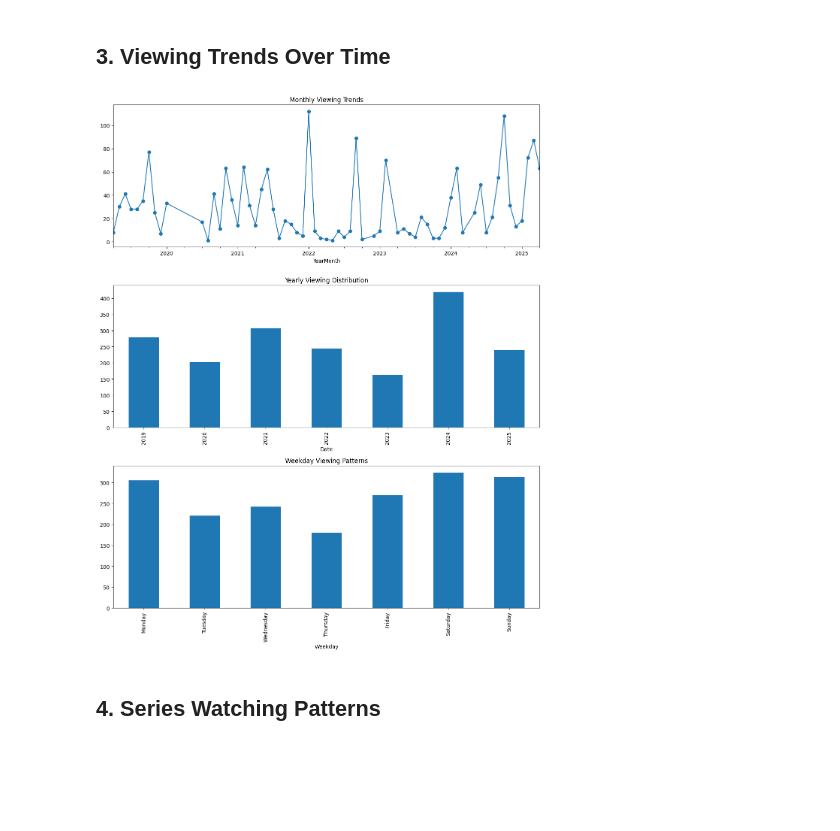
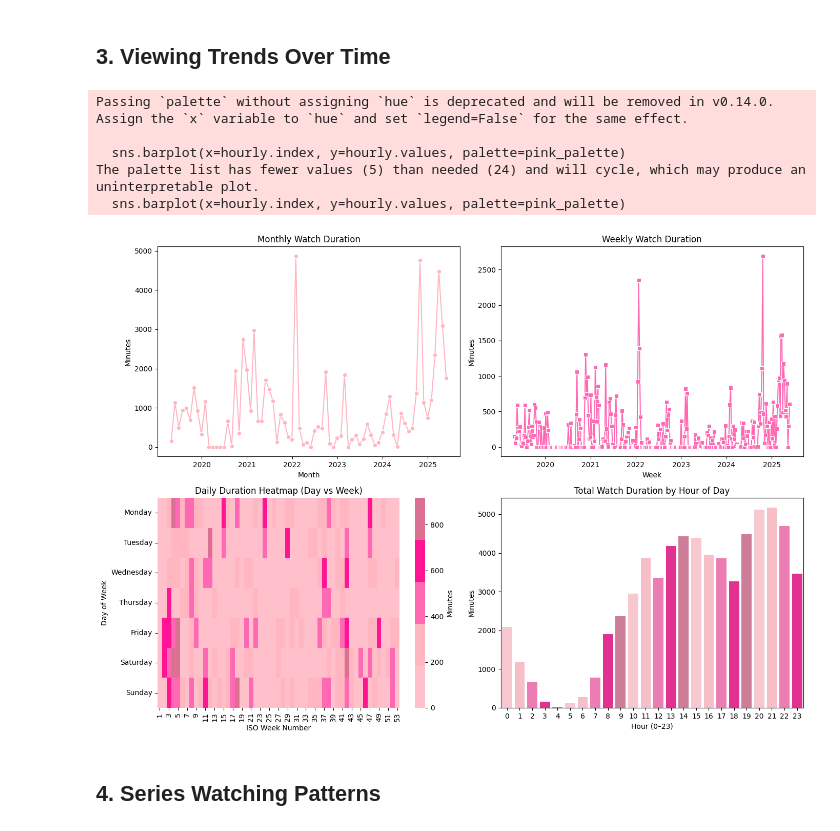
Before and after one commit to begumozay/dsa210begum, a Jupyter notebook: netflix_begum.ipynb, the cells around one changed output. Cells and saved outputs as stored; diff of their text form; code cells hidden in the pictures; blank space fills up the shorter version.

```diff
--- a/netflix_begum.ipynb
+++ b/netflix_begum.ipynb
@@ -86,28 +138,65 @@ df[['Date','Year','Month','Day','Weekday','Season']].head()
 ## 3. Viewing Trends Over Time
 # %%
 import matplotlib.pyplot as plt
-from datetime import datetime
+import seaborn as sns
+import numpy as np
 
-def analyze_viewing_trends(df):
-    # Monthly, Yearly, Weekday counts
-    df['YearMonth'] = df['Date'].dt.to_period('M')
-    monthly_views = df.groupby('YearMonth').size()
-    yearly_views  = df.groupby(df['Date'].dt.year).size()
-    weekday_views = df.groupby(df['Weekday']).size()
+pink_palette = ['#FFC0CB','#FFB6C1','#FF69B4','#FF1493','#DB7093']
 
-    # Plot
-    fig, axes = plt.subplots(3,1,figsize=(12,15))
-    monthly_views.plot(ax=axes[0], title='Monthly Viewing Trends', marker='o')
-    yearly_views.plot(ax=axes[1], kind='bar', title='Yearly Viewing Distribution')
-    weekday_views.reindex(
-        ['Monday','Tuesday','Wednesday','Thursday','Friday','Saturday','Sunday']
-    ).plot(ax=axes[2], kind='bar', title='Weekday Viewing Patterns')
-    plt.tight_layout()
-    return monthly_views, yearly_views, weekday_views
+# 1) Resample your duration series
+ts      = df_clean.set_index('timestamp')['duration_min']
+monthly = ts.resample('ME').sum()
+weekly  = ts.resample('W-MON').sum()
+daily   = ts.resample('D').sum()
+hourly  = df_clean.groupby('hour')['duration_min'].sum()
 
-monthly_views, yearly_views, weekday_views = analyze_viewing_trends(df)
+# 2) Build a daily DataFrame for the heatmap
+daily_df = (
+    daily
+    .reset_index(name='duration_min')
+    .assign(
+        week=lambda d: d['timestamp'].dt.isocalendar().week,
+        dow =lambda d: d['timestamp'].dt.day_name()
+    )
+)
+
+pivot = daily_df.pivot_table(
+    index='dow',
+    columns='week',
+    values='duration_min',
+    aggfunc='sum'
+).reindex(['Monday','Tuesday','Wednesday','Thursday','Friday','Saturday','Sunday'])
+
+# 3) Plot
+plt.figure(figsize=(14,10))
+
+plt.subplot(2,2,1)
+sns.lineplot(x=monthly.index, y=monthly.values, marker='o', color=pink_palette[1])
+plt.title('Monthly Watch Duration'); plt.ylabel('Minutes'); plt.xlabel('Month')
+
+plt.subplot(2,2,2)
+sns.lineplot(x=weekly.index, y=weekly.values, marker='s', color=pink_palette[2])
+plt.title('Weekly Watch Duration'); plt.ylabel('Minutes'); plt.xlabel('Week')
+
+plt.subplot(2,2,3)
+sns.heatmap(pivot, cmap=pink_palette, cbar_kws={'label':'Minutes'})
+plt.title('Daily Duration Heatmap (Day vs Week)')
+plt.xlabel('ISO Week Number'); plt.ylabel('Day of Week')
+
+plt.subplot(2,2,4)
+sns.barplot(x=hourly.index, y=hourly.values, palette=pink_palette)
+plt.title('Total Watch Duration by Hour of Day')
+plt.xlabel('Hour (0–23)'); plt.ylabel('Minutes')
+
+plt.tight_layout()
+plt.show()
 # %% [output]
+Passing `palette` without assigning `hue` is deprecated and will be removed in v0.14.0. Assign the `x` variable to `hue` and set `legend=False` for the same effect.
+
+  sns.barplot(x=hourly.index, y=hourly.values, palette=pink_palette)
+The palette list has fewer values (5) than needed (24) and will cycle, which may produce an uninterpretable plot.
+  sns.barplot(x=hourly.index, y=hourly.values, palette=pink_palette)
-[figure, old version]
+[figure, new version]
 # %% [markdown]
 ## 4. Series Watching Patterns
 # %%
```
Also changed, not shown: parts of 20 cells of this notebook.
